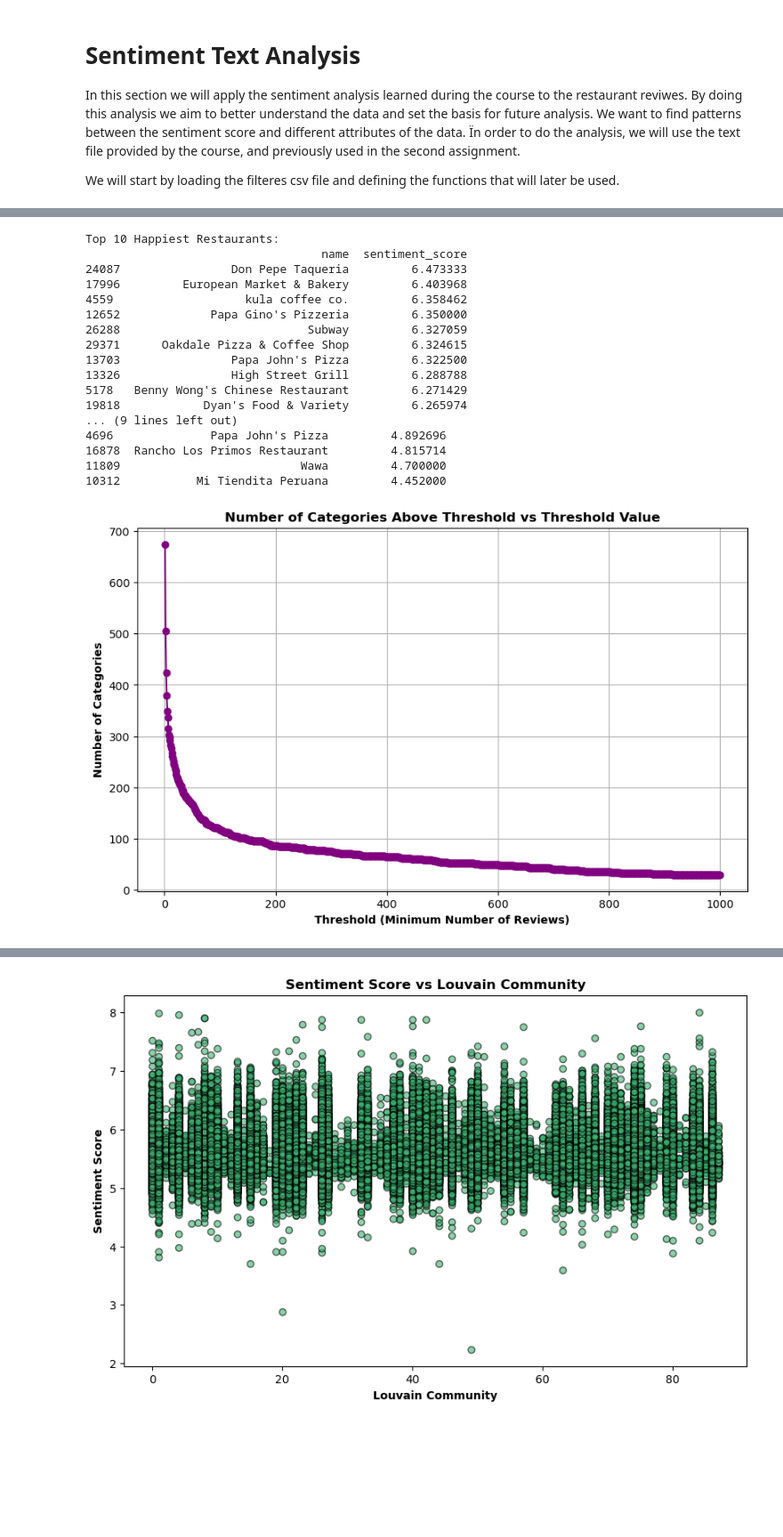
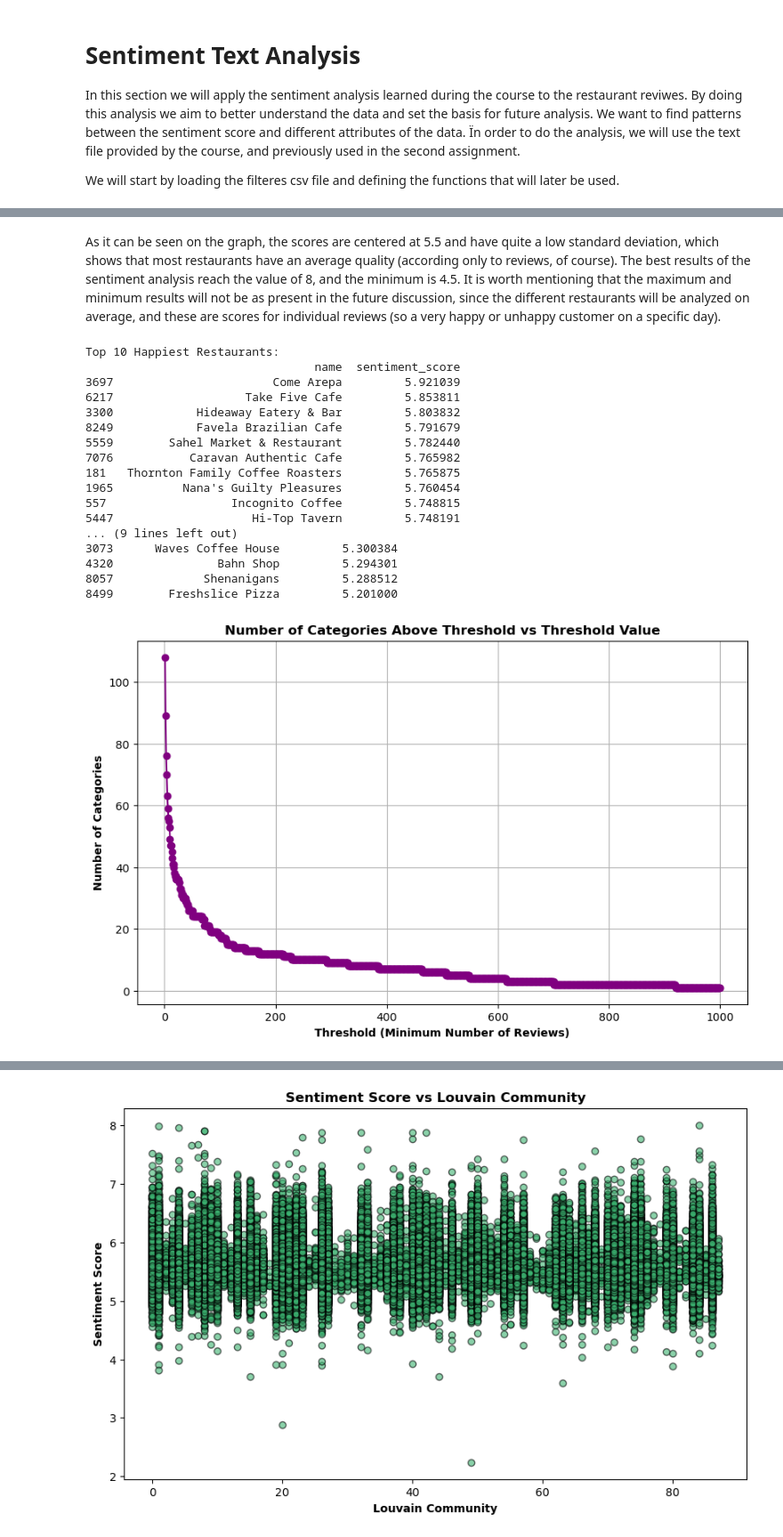
Before and after one commit to cecil7525/RestaurantNetwork, a Jupyter notebook: explainer_notebook.ipynb, the cells around one changed output, grey strips where cells are left out. Shown at 89% size. Cells and saved outputs as stored; diff of their text form; code cells hidden in the pictures; blank space fills up the shorter version.

```diff
--- a/explainer_notebook.ipynb
+++ b/explainer_notebook.ipynb
@@ -1311,9 +1311,6 @@ We will start by loading the filteres csv file and defining the functions that w
 # Load the CSV data
 csv_file = 'filtered_reviews_with_communities.csv'
 data = pd.read_csv(csv_file)
-
-# Create a graph where business_id are nodes, and user_id links them
-G = nx.Graph()
 
 # Function to load the sentiment scores from the Data_Set_S1.txt file
 def load_labmt(file_path):
@@ -1353,6 +1350,33 @@ data['sentiment_score'] = data['tokens'].apply(lambda x: calculate_sentiment(x,
 # Some rows have nans on the sentiment score, so let's remove those
 data = data.dropna(subset=['sentiment_score'])
 
+# Function to calculate category weights
+def calculate_category_weights(data):
+    category_counts = Counter()
+    for categories in data['categories']:
+        if isinstance(categories, str):
+            category_list = categories.split(", ")
+            category_counts.update(category_list)
+    return dict(category_counts)
+
+# Calculate weights for each category
+print('Calculating category weights...\n')
+category_weights = calculate_category_weights(data)
+
+# Assign the highest-weighted category to each row
+def assign_weighted_category(categories, weights):
+    if isinstance(categories, str):
+        category_list = categories.split(", ")
+        # Exclude ignored categories and pick the highest-weighted one
+        ignore_list = {"Restaurants", "Food", "Nightlife", "Bars"}
+        valid_categories = [c for c in category_list if c not in ignore_list]
+        if valid_categories:
+            return max(valid_categories, key=lambda c: weights.get(c, 0))
+    return "Unknown"
+
+print('Assigning weighted categories...\n')
+data['weighted_category'] = data['categories'].apply(lambda x: assign_weighted_category(x, category_weights))
+
 # Calculate sentiment statistics
 sentiment_values = data['sentiment_score'].dropna().values
 mean_sentiment = np.mean(sentiment_values)
@@ -1381,3 +1409,5 @@ Applying the sentiment calculation.....
+# %% [markdown]
+As it can be seen on the graph, the scores are centered at 5.5 and have quite a low standard deviation, which shows that most restaurants have an average quality (according only to reviews, of course). The best results of the sentiment analysis reach the value of 8, and the minimum is 4.5. It is worth mentioning that the maximum and minimum results will not be as present in the future discussion, since the different restaurants will be analyzed on average, and these are scores for individual reviews (so a very happy or unhappy customer on a specific day).
 # %%
 grouped_data = data[['business_id', 'sentiment_score']].groupby('business_id').mean()
 merged_data = grouped_data.merge(data[['business_id', 'name']].drop_duplicates(), on='business_id')
@@ -1391,19 +1421,19 @@ print("\nTop 10 Saddest Restaurants:")
 print(sorted_data[['name', 'sentiment_score']].tail(10))
 # %% [output]
 Top 10 Happiest Restaurants:
-                                  name  sentiment_score
-24087                Don Pepe Taqueria         6.473333
-17996         European Market & Bakery         6.403968
-4559                   kula coffee co.         6.358462
-12652             Papa Gino's Pizzeria         6.350000
-26288                           Subway         6.327059
-29371      Oakdale Pizza & Coffee Shop         6.324615
-13703                Papa John's Pizza         6.322500
-13326                High Street Grill         6.288788
-5178   Benny Wong's Chinese Restaurant         6.271429
-19818            Dyan's Food & Variety         6.265974
+                                 name  sentiment_score
+3697                       Come Arepa         5.921039
+6217                   Take Five Cafe         5.853811
+3300            Hideaway Eatery & Bar         5.803832
+8249            Favela Brazilian Cafe         5.791679
+5559        Sahel Market & Restaurant         5.782440
+7076           Caravan Authentic Cafe         5.765982
+181   Thornton Family Coffee Roasters         5.765875
+1965          Nana's Guilty Pleasures         5.760454
+557                  Incognito Coffee         5.748815
+5447                    Hi-Top Tavern         5.748191
 ... (9 lines left out)
-4696              Papa John's Pizza         4.892696
-16878  Rancho Los Primos Restaurant         4.815714
-11809                          Wawa         4.700000
-10312           Mi Tiendita Peruana         4.452000
+3073      Waves Coffee House         5.300384
+4320               Bahn Shop         5.294301
+8057             Shenanigans         5.288512
+8499        Freshslice Pizza         5.201000
@@ -1422,38 +1440,33 @@ category_sentiment = data_expanded.groupby('categories').agg(
 # %%
-# Split the categories into separate rows
-data_expanded = data.assign(categories=data['categories'].str.split(', ')).explode('categories')
-
-# Group by category and calculate count, mean, and standard deviation of sentiment_score
-category_sentiment = data_expanded.groupby('categories').agg(
+# Group by weighted category and calculate statistics
+weighted_category_sentiment = data.groupby('weighted_category').agg(
     count=('business_id', 'nunique'),
     sentiment_score=('sentiment_score', 'mean'),
     sentiment_score_sd=('sentiment_score', 'std')
-    # sentiment_score_min=('sentiment_score', 'min'),
-    # sentiment_score_max=('sentiment_score', 'max')
 ).reset_index()
 # %%
 # Set the threshold range (you can modify this as needed)
 threshold_range = range(1, 1000)
 
 # List to store the number of categories above each threshold
 num_categories = []
 
 # Loop through thresholds and count categories that meet the condition
 for threshold in threshold_range:
     # Filter the categories with count >= threshold
-    filtered_categories = category_sentiment[category_sentiment['count'] >= threshold]
+    filtered_categories = weighted_category_sentiment[weighted_category_sentiment['count'] >= threshold]
 
     # Append the number of categories to the list
     num_categories.append(len(filtered_categories))
 
 # Plot the number of categories vs threshold
 plt.figure(figsize=(10, 6))
 plt.plot(threshold_range, num_categories, marker='o', linestyle='-', color='purple')
 plt.title("Number of Categories Above Threshold vs Threshold Value", fontweight='bold')
 plt.xlabel("Threshold (Minimum Number of Reviews)", fontweight='bold')
 plt.ylabel("Number of Categories", fontweight='bold')
 plt.grid(True)
 plt.show()
 # %% [output]
-[figure, old version]
+[figure, new version]
 # %%
```
Also changed, not shown: parts of 3 cells of this notebook.
